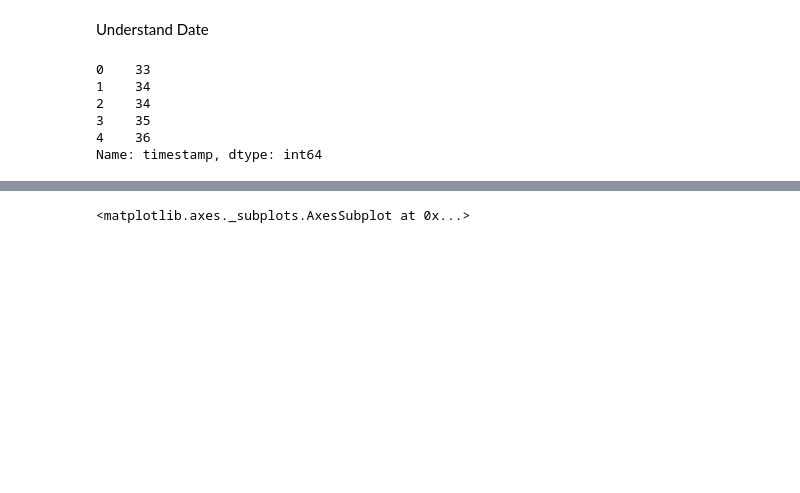
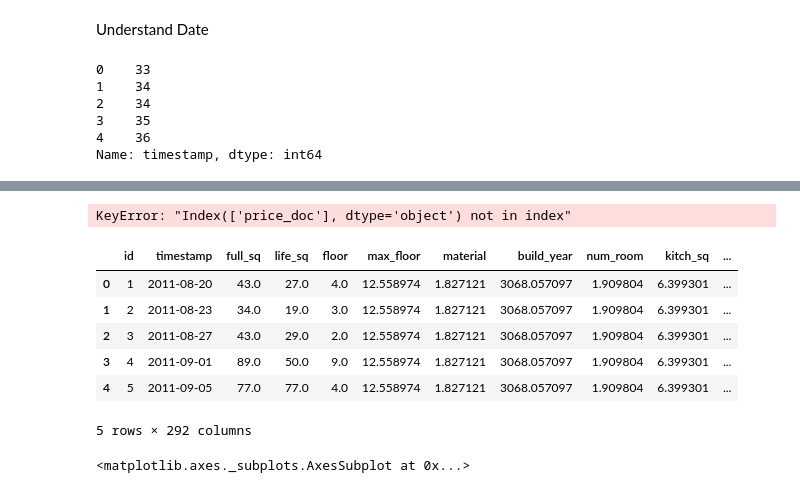
Before and after one commit to Jugaadu/srhm, a Jupyter notebook: Sberbank Russian Housing Market.ipynb, the cells around one changed output, grey strips where cells are left out. Saved outputs shown, nothing was run; the diff lists cells and outputs as text; code cells hidden in the pictures; blank space fills up the shorter version.

```diff
--- a/Sberbank Russian Housing Market.ipynb
+++ b/Sberbank Russian Housing Market.ipynb
@@ -60,3 +92,29 @@ X_new = test.drop(['id','timestamp'],axis=1)
+# %%
+def impute_missing(t1,t2):
+    #imp_cat = Imputer(missing_values = 'NaN', strategy = 'most_frequent', axis = 1)
+    imp = Imputer(missing_values = 'NaN',strategy = 'mean', axis = 1)
+    #imp_cat.fit(t1[Cat_features])
+    imp = imp.fit(t1[num_train_df])
+    #imp_cat.transform(t1[Cat_features])
+    #imp_cat.transform(t2[Cat_features])
+    t1[num_train_df] = imp.transform(t1[num_train_df])
+    t2[num_train_df] = imp.transform(t2[num_train_df])
+
+
+    return t1, t2
+train, test = impute_missing(train,test)
+# %% [output]
+KeyError: "Index(['price_doc'], dtype='object') not in index"
+# %%
+train.head()
+# %% [output]
+|  | id | timestamp | full_sq | life_sq | floor | max_floor | material | build_year | num_room | kitch_sq | ... |
+| 0 | 1 | 2011-08-20 | 43.0 | 27.0 | 4.0 | 12.558974 | 1.827121 | 3068.057097 | 1.909804 | 6.399301 | ... |
+| 1 | 2 | 2011-08-23 | 34.0 | 19.0 | 3.0 | 12.558974 | 1.827121 | 3068.057097 | 1.909804 | 6.399301 | ... |
+| 2 | 3 | 2011-08-27 | 43.0 | 29.0 | 2.0 | 12.558974 | 1.827121 | 3068.057097 | 1.909804 | 6.399301 | ... |
+| 3 | 4 | 2011-09-01 | 89.0 | 50.0 | 9.0 | 12.558974 | 1.827121 | 3068.057097 | 1.909804 | 6.399301 | ... |
+| 4 | 5 | 2011-09-05 | 77.0 | 77.0 | 4.0 | 12.558974 | 1.827121 | 3068.057097 | 1.909804 | 6.399301 | ... |
+5 rows × 292 columns
 # %%
 train.boxplot('price_doc',by = 'dayofweek')
 # %% [output]
```
Also changed, not shown: parts of 3 cells of this notebook, 1 other file.
